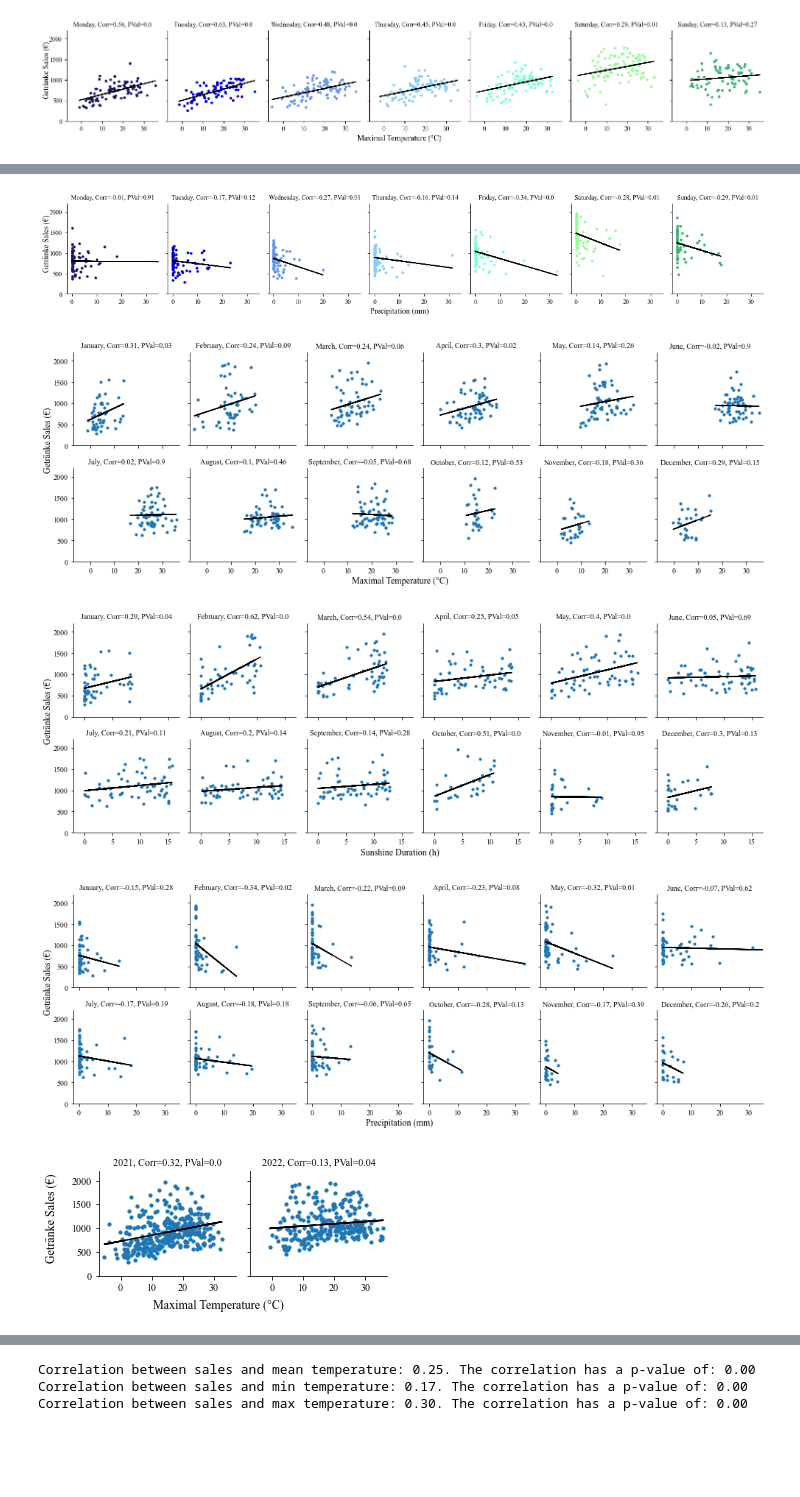
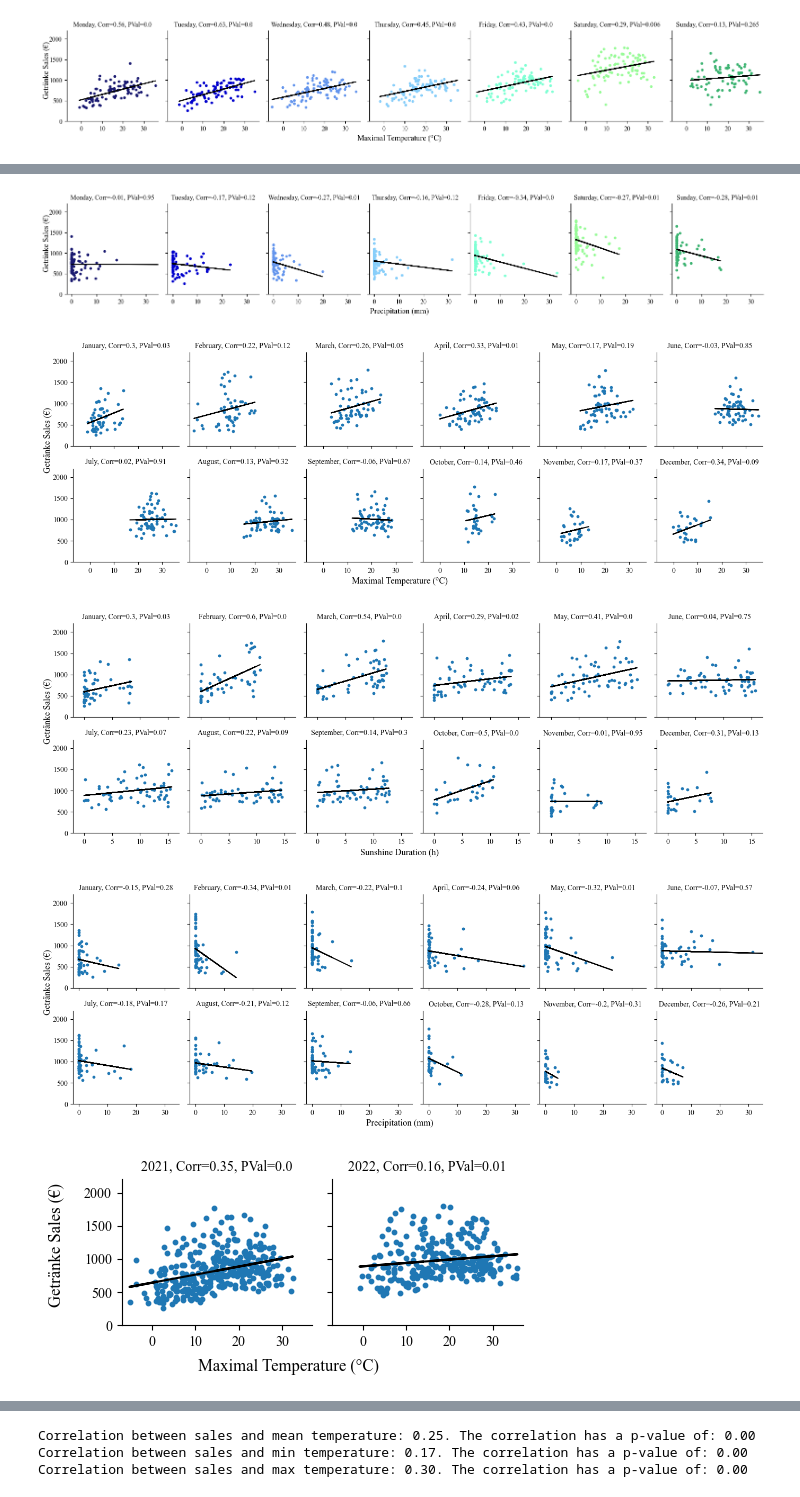
Before and after one commit to magicmagnus/CoffeeClimateCorrelation, a Jupyter notebook: 03_plot_combined_data.ipynb, the cells around one changed output, grey strips where cells are left out. Cells and saved outputs as stored; diff of their text form; code cells hidden in the pictures; blank space fills up the shorter version.

```diff
--- a/03_plot_combined_data.ipynb
+++ b/03_plot_combined_data.ipynb
@@ -203,7 +251,7 @@ plt.show()
 # %%
 weather_variable = "precipitation"
 
-sales_variable = "Getränke_sales"
+sales_variable = "Coffee_sales"
 
 
 # Plot the correlation between the max temperature and the sales for each day of the week
@@ -224,11 +272,11 @@ for i, day in enumerate(days):
 plt.tight_layout()
 plt.show()
 # %% [output]
-[figure, old version]
+[figure, new version]
 # %%
 weather_variable = "temperature_max"
 
-sales_variable = "Getränke_sales"
+sales_variable = "Coffee_sales"
 
 # Plot the correlation between the max temperature and the sales for each month of the year
 fig, axes = plt.subplots(2, 6, figsize=(14, 5), sharey=True, sharex=True)
@@ -249,11 +297,11 @@ for i, month in enumerate(df["month"].unique()):
 plt.tight_layout()
 plt.show()
 # %% [output]
-[figure, old version]
+[figure, new version]
 # %%
 weather_variable = "sunshine_duration"
 
-sales_variable = "Getränke_sales"
+sales_variable = "Coffee_sales"
 # Plot the correlation between the max temperature and the sales for each month of the year
 fig, axes = plt.subplots(2, 6, figsize=(14, 5), sharey=True, sharex=True)
 
@@ -273,11 +321,11 @@ for i, month in enumerate(df["month"].unique()):
 plt.tight_layout()
 plt.show()
 # %% [output]
-[figure, old version]
+[figure, new version]
 # %%
 weather_variable = "precipitation"
 
-sales_variable = "Getränke_sales"
+sales_variable = "Coffee_sales"
 # Plot the correlation between the max temperature and the sales for each month of the year
 fig, axes = plt.subplots(2, 6, figsize=(14, 5), sharey=True, sharex=True)
 
@@ -297,29 +345,29 @@ for i, month in enumerate(df["month"].unique()):
 plt.tight_layout()
 plt.show()
 # %% [output]
-[figure, old version]
+[figure, new version]
 # %%
 weather_variable = "temperature_max"
 
-sales_variable = "Getränke_sales"
+sales_variable = "Coffee_sales"
 
 # Plot the correlation between the max temperature and the sales for each year
 fig, axes = plt.subplots(1, 2, figsize=(5, 2.5), sharey=True, sharex=True, frameon=True)
 fig.supylabel("Getränke Sales (€)", fontsize=12, x=0.02, y=0.6)
 fig.supxlabel("Maximal Temperature (°C)", fontsize=12, x=0.5, y=0.08)
 for i, year in enumerate(df["year"].unique()):
     plot_correlation(df, weather_variable, sales_variable, "year", year, axes[i])
     axes[i].set_ylim(0, 2200)
     axes[i].set_yticks(np.arange(0, 2500, 500))
     axes[i].set_xlim(-7, 37)
     axes[i].set_xticks(np.arange(0, 40, 10))
 
     axes[i].spines["right"].set_visible(False)
     axes[i].spines["top"].set_visible(False)
 plt.tight_layout()
 plt.show()
 # %% [output]
-[figure, old version]
+[figure, new version]
 # %%
 fig, ax = plt.subplots(figsize=(30, 4))
 
```
Also changed, not shown: parts of 18 cells of this notebook, 12 other files.
